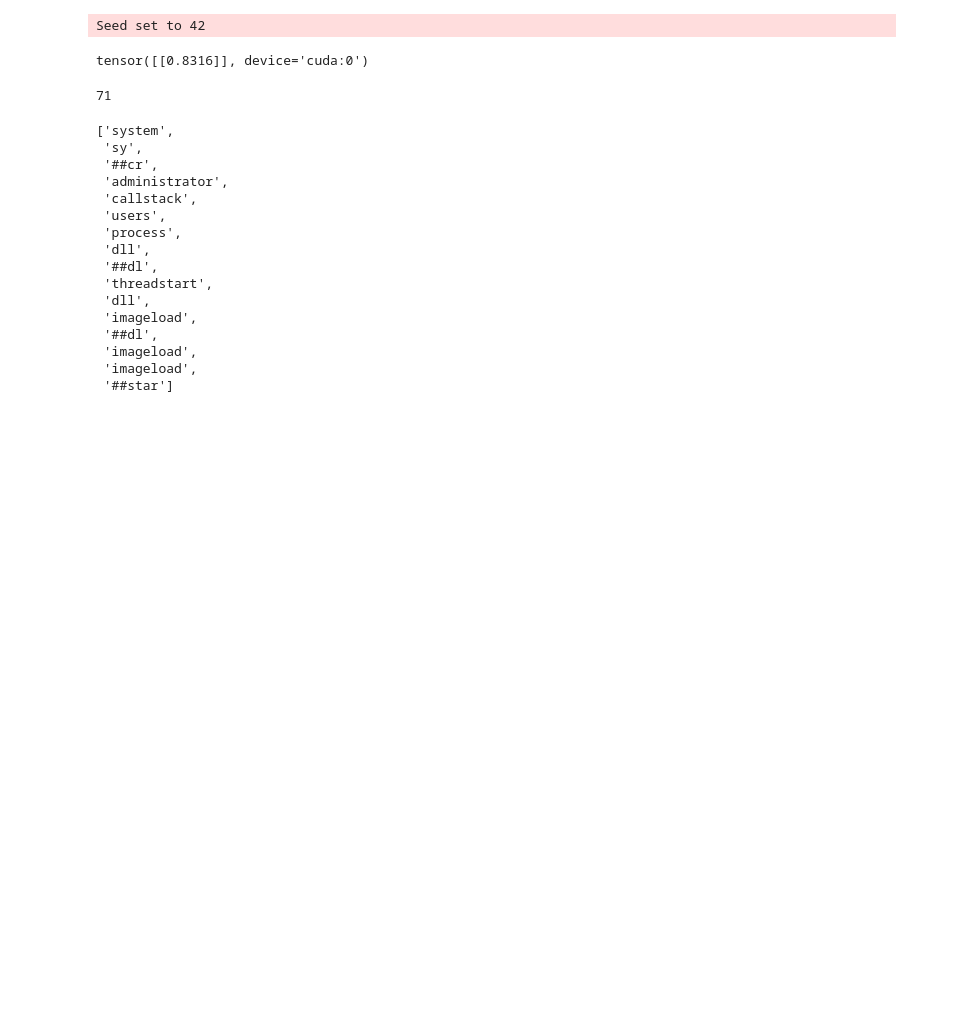
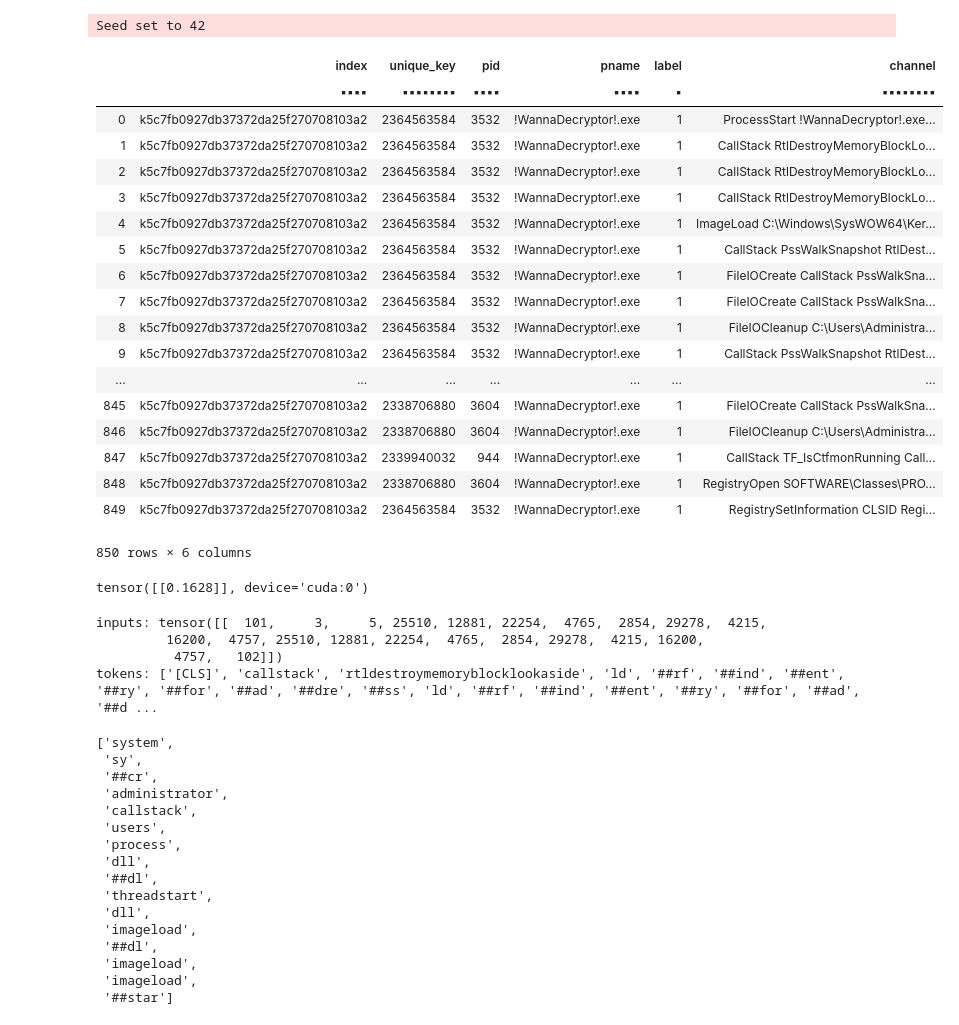
Before and after one commit to coldwindx/Jack, a Jupyter notebook: notebook/注意力权重可视化.ipynb, the cells around one changed output. Cells and saved outputs as stored; diff of their text form; code cells hidden in the pictures; blank space fills up the shorter version.

```diff
--- a/notebook/注意力权重可视化.ipynb
+++ b/notebook/注意力权重可视化.ipynb
@@ -18,7 +18,7 @@ Seed set to 42
 args = {
     "pretrain": '/home/zhulin/pretrain/bert_pretrain_uncased/',
     "model": "/home/zhulin/models/single_channel_transformer.ckpt",
-    "dataset": "/home/zhulin/datasets/cdatasets.test.5.csv"
+    "dataset": "/mnt/sdd1/data/zhulin/jack/cdatasets.test.5.csv"
 }
 # %%
 ### load model
@@ -32,26 +32,46 @@ predictor = predictor.eval().cuda()
 # %%
 ### load data
 import datatable as dt
 
 data = dt.fread(args["dataset"], fill=True)
 data = data[(dt.f.index == "k5c7fb0927db37372da25f270708103a2") & (dt.f.pname == "!WannaDecryptor!.exe") , :]
+data
+# %% [output]
+|  | index | unique_key | pid | pname | label | channel |
+|  | ▪▪▪▪ | ▪▪▪▪▪▪▪▪ | ▪▪▪▪ | ▪▪▪▪ | ▪ | ▪▪▪▪▪▪▪▪ |
+| 0 | k5c7fb0927db37372da25f270708103a2 | 2364563584 | 3532 | !WannaDecryptor!.exe | 1 | ProcessStart !WannaDecryptor!.exe... |
+| 1 | k5c7fb0927db37372da25f270708103a2 | 2364563584 | 3532 | !WannaDecryptor!.exe | 1 | CallStack RtlDestroyMemoryBlockLo... |
+| 2 | k5c7fb0927db37372da25f270708103a2 | 2364563584 | 3532 | !WannaDecryptor!.exe | 1 | CallStack RtlDestroyMemoryBlockLo... |
+| 3 | k5c7fb0927db37372da25f270708103a2 | 2364563584 | 3532 | !WannaDecryptor!.exe | 1 | CallStack RtlDestroyMemoryBlockLo... |
+| 4 | k5c7fb0927db37372da25f270708103a2 | 2364563584 | 3532 | !WannaDecryptor!.exe | 1 | ImageLoad C:\Windows\SysWOW64\Ker... |
+| 5 | k5c7fb0927db37372da25f270708103a2 | 2364563584 | 3532 | !WannaDecryptor!.exe | 1 | CallStack PssWalkSnapshot RtlDest... |
+| 6 | k5c7fb0927db37372da25f270708103a2 | 2364563584 | 3532 | !WannaDecryptor!.exe | 1 | FileIOCreate CallStack PssWalkSna... |
+| 7 | k5c7fb0927db37372da25f270708103a2 | 2364563584 | 3532 | !WannaDecryptor!.exe | 1 | FileIOCreate CallStack PssWalkSna... |
+| 8 | k5c7fb0927db37372da25f270708103a2 | 2364563584 | 3532 | !WannaDecryptor!.exe | 1 | FileIOCleanup C:\Users\Administra... |
+| 9 | k5c7fb0927db37372da25f270708103a2 | 2364563584 | 3532 | !WannaDecryptor!.exe | 1 | CallStack PssWalkSnapshot RtlDest... |
+| ... | ... | ... | ... | ... | ... | ... |
+| 845 | k5c7fb0927db37372da25f270708103a2 | 2338706880 | 3604 | !WannaDecryptor!.exe | 1 | FileIOCreate CallStack PssWalkSna... |
+| 846 | k5c7fb0927db37372da25f270708103a2 | 2338706880 | 3604 | !WannaDecryptor!.exe | 1 | FileIOCleanup C:\Users\Administra... |
+| 847 | k5c7fb0927db37372da25f270708103a2 | 2339940032 | 944 | !WannaDecryptor!.exe | 1 | CallStack TF_IsCtfmonRunning Call... |
+| 848 | k5c7fb0927db37372da25f270708103a2 | 2338706880 | 3604 | !WannaDecryptor!.exe | 1 | RegistryOpen SOFTWARE\Classes\PRO... |
+| 849 | k5c7fb0927db37372da25f270708103a2 | 2364563584 | 3532 | !WannaDecryptor!.exe | 1 | RegistrySetInformation CLSID Regi... |
+850 rows × 6 columns
 # %%
-o_features = []
-# 使用 hook 函数
-def hook(module, input, output):
-    o_features.append(output)          # 勾的是指定层的输出
+from common.extractor import FeatureExtractor
 
-for (name, module) in predictor.named_modules():
-    if name == "net.transformer.layers.0.attn":
-        module.register_forward_hook(hook=hook)
+# input = "ProcessStart !WannaDecryptor!.exe"
+input = "ImageLoad C:\Windows\SysWOW64\KernelBase.dll"
+input = "CallStack RtlDestroyMemoryBlockLookaside LdrFindEntryForAddress LdrFindEntryForAddress"
 
-padded_sent_seq = tokenizer(data[0, 1], padding=True, truncation=True, max_length=2048, return_tensors="pt")
+extractor = FeatureExtractor()
+extractor.register(predictor, ["net.transformer.layers.0.attn"])
+predictor = predictor.eval().cuda()
+padded_sent_seq = tokenizer(input, padding=True, truncation=True, max_length=2048, return_tensors="pt")
 data_length = torch.tensor([sum(mask) for mask in padded_sent_seq["attention_mask"]])
 
-predictor.eval()
 with torch.no_grad():
     pred = predictor(padded_sent_seq["input_ids"].cuda(), padded_sent_seq["attention_mask"].cuda(), data_length)
 pred
 # %% [output]
-tensor([[0.8316]], device='cuda:0')
+tensor([[0.1628]], device='cuda:0')
 # %%
@@ -61,7 +80,20 @@ texts = tokenizer.convert_ids_to_tokens(padded_sent_seq["input_ids"][0])
-# %%
-len(texts)
-# %% [output]
-71
+# %%
+from transformers import AutoTokenizer, AutoModel, utils
+from bertviz import model_view, head_view
+utils.logging.set_verbosity_error()  # Suppress standard warnings
+tokenizer.add_special_tokens({ "additional_special_tokens": ["[unused1]", "[unused2]", "[unused3]"] })
+inputs = tokenizer.encode(input, return_tensors='pt')  # Tokenize input text
+print('inputs:', inputs)
+print('tokens:', tokens)
+html_head_view = head_view([attentions], tokens, html_action='return')
+
+with open("head_view.html", 'w') as file:
+    file.write(html_head_view.data)
+# %% [output]
+inputs: tensor([[  101,     3,     5, 25510, 12881, 22254,  4765,  2854, 29278,  4215,
+         16200,  4757, 25510, 12881, 22254,  4765,  2854, 29278,  4215, 16200,
+          4757,   102]])
+tokens: ['[CLS]', 'callstack', 'rtldestroymemoryblocklookaside', 'ld', '##rf', '##ind', '##ent', '##ry', '##for', '##ad', '##dre', '##ss', 'ld', '##rf', '##ind', '##ent', '##ry', '##for', '##ad', '##d ...
 # %%
 import matplotlib.pyplot as plt
 import seaborn as sns
```
Also changed, not shown: parts of 1 cell of this notebook, 9 other files.
